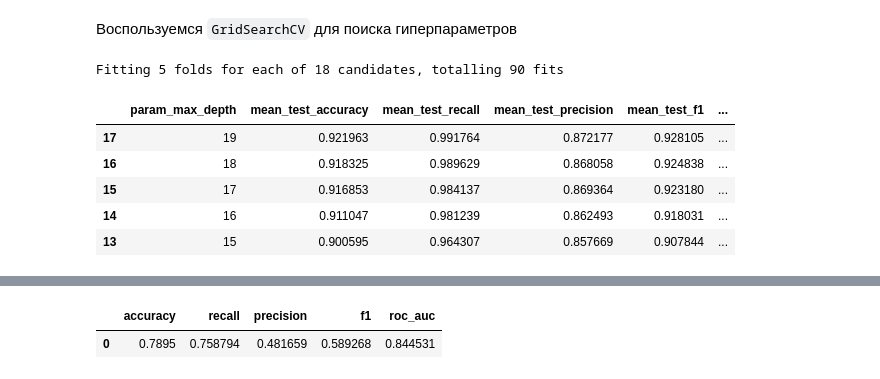
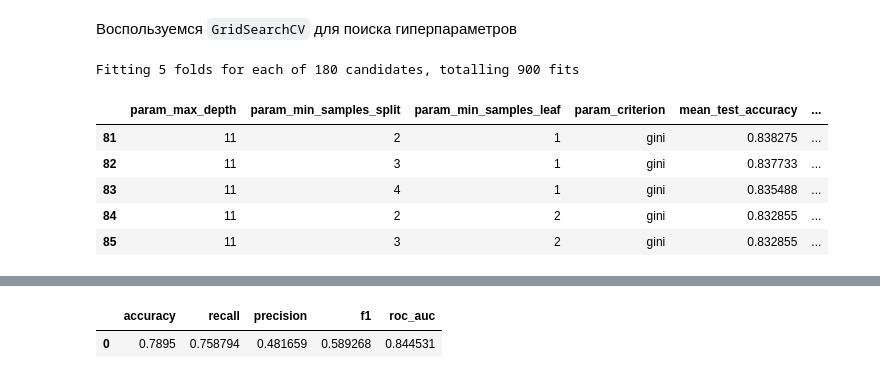
Before and after one commit to ironavt/bank-customer-churn-modeling, a Jupyter notebook: churn-modeling.ipynb, the cells around one changed output, grey strips where cells are left out. Cells and saved outputs as stored; diff of their text form; code cells hidden in the pictures.

```diff
--- a/churn-modeling.ipynb
+++ b/churn-modeling.ipynb
@@ -554,24 +554,30 @@ all_metrics(clf_rf_balanced.best_estimator_, X_test, y_test)
 # %%
 # переберём максимальную глубину дерева решений и определим метрики
 model_dt_up = DecisionTreeClassifier(random_state=rst)
-param_dict_up = {'max_depth': list(range(2, 20))}
+param_dict_up = {'max_depth': list(range(2, 12)),
+                 'min_samples_split': [2, 3, 4],
+                 'min_samples_leaf': [1, 2, 3],
+                 'criterion': ['gini', 'entropy']}
 
 clf_dt_up = GridSearchCV(
     model_dt_up,
     param_dict_up,
     scoring=['accuracy', 'recall', 'precision', 'f1', 'roc_auc'],
     verbose=1,
     refit='f1'
 )
 
 clf_dt_up.fit(X_train_up, y_train_up)
-df_model_dt_up = pd.DataFrame(clf_dt_up.cv_results_)[['param_max_depth'] + [m + i for i in metrics] + [r + i for i in metrics]]
+df_model_dt_up = pd.DataFrame(clf_dt_up.cv_results_)[['param_max_depth',
+                                                      'param_min_samples_split',
+                                                      'param_min_samples_leaf',
+                                                      'param_criterion'] + [m + i for i in metrics] + [r + i for i in metrics]]
 df_model_dt_up.sort_values(by='rank_test_f1').head()
 # %% [output]
-Fitting 5 folds for each of 18 candidates, totalling 90 fits
+Fitting 5 folds for each of 180 candidates, totalling 900 fits
-|  | param_max_depth | mean_test_accuracy | mean_test_recall | mean_test_precision | mean_test_f1 | ... |
-| 17 | 19 | 0.921963 | 0.991764 | 0.872177 | 0.928105 | ... |
-| 16 | 18 | 0.918325 | 0.989629 | 0.868058 | 0.924838 | ... |
-| 15 | 17 | 0.916853 | 0.984137 | 0.869364 | 0.923180 | ... |
-| 14 | 16 | 0.911047 | 0.981239 | 0.862493 | 0.918031 | ... |
-| 13 | 15 | 0.900595 | 0.964307 | 0.857669 | 0.907844 | ... |
+|  | param_max_depth | param_min_samples_split | param_min_samples_leaf | param_criterion | mean_test_accuracy | ... |
+| 81 | 11 | 2 | 1 | gini | 0.838275 | ... |
+| 82 | 11 | 3 | 1 | gini | 0.837733 | ... |
+| 83 | 11 | 4 | 1 | gini | 0.835488 | ... |
+| 84 | 11 | 2 | 2 | gini | 0.832855 | ... |
+| 85 | 11 | 3 | 2 | gini | 0.832855 | ... |
```
Also changed, not shown: parts of 2 cells of this notebook.
